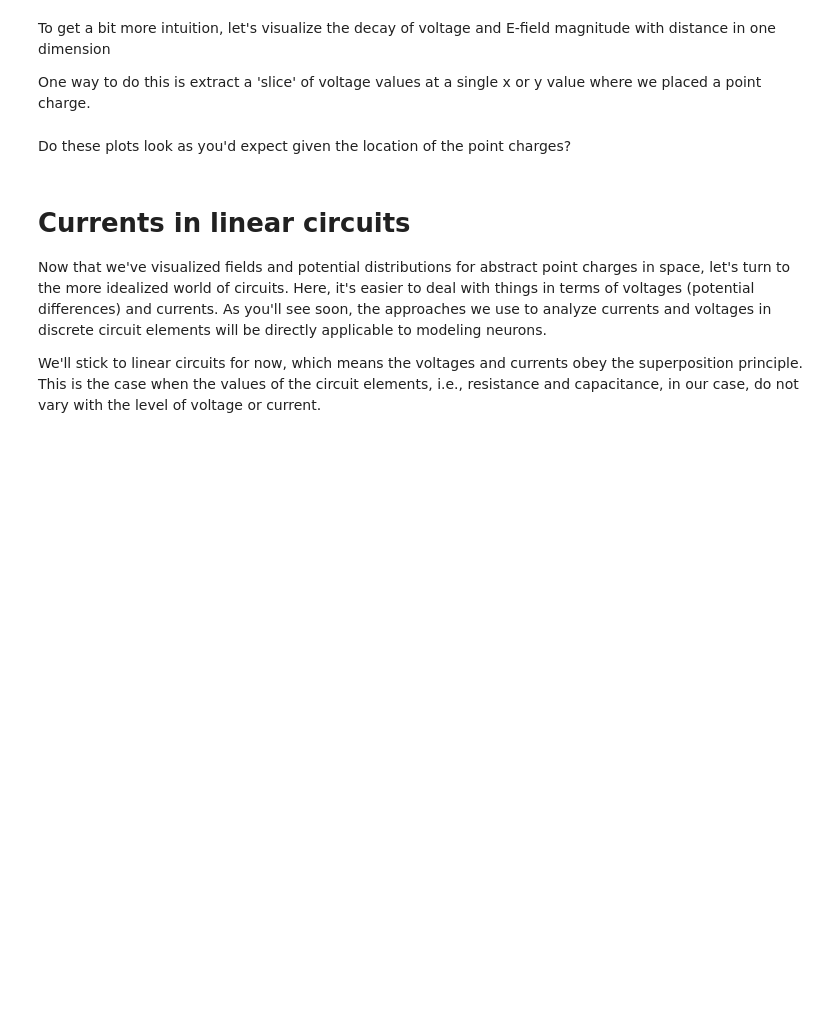
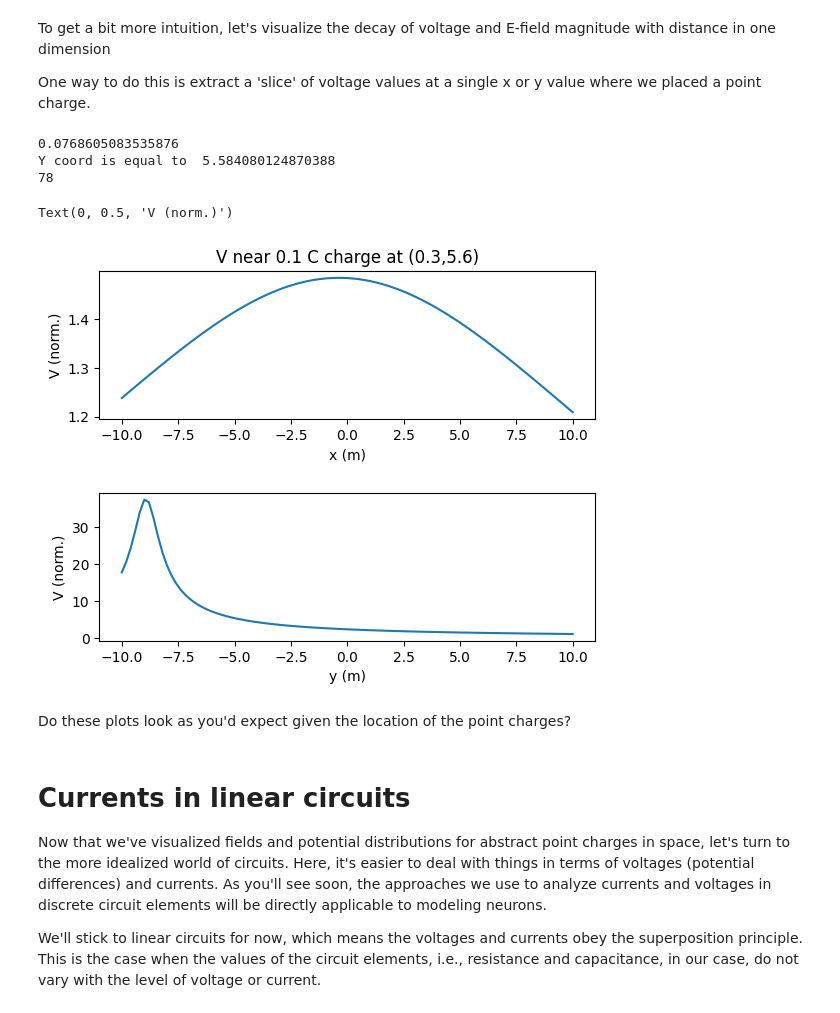
Before and after one commit to Bouncy0Knight/Exercise2, a Jupyter notebook: CompModNervSys_exercise2.ipynb, the cells around one changed output. Drawn from its saved outputs; the diff is of its cells as text; code cells hidden in the pictures; blank space fills up the shorter version.

```diff
--- a/CompModNervSys_exercise2.ipynb
+++ b/CompModNervSys_exercise2.ipynb
@@ -308,26 +294,42 @@ To get a bit more intuition, let's visualize the decay of voltage and E-field ma
 
 One way to do this is extract a 'slice' of voltage values at a single x or y value where we placed a point charge.
 # %%
+from numpy.ma.core import argmin
 q_index = 1 # choose which charge to extract slice at
 # Find the row closest to the y coordinate of the charge
-row_index = # your code goes here
+print(Q[q_index])
+print("Y coord is equal to ", y0[q_index])
+
+Ydiff = abs(Y-y0[q_index])
+row_index = Ydiff.argmin(0)[1]
+Xdiff = abs(X-x0[q_index])
+col_index = Xdiff.argmin()
+
+
+
 # Find the column closest to the x coordinate of the charge
-col_index = # your code goes here
+#col_index = # your code goes here
 
 fig = plt.figure()
 
 ax = fig.add_subplot(211)
 # ax.plot(x,V[row_index,:]/np.max(np.abs(V[row_index,:])))
 ax.plot(x,Vnorm[row_index,:])
 plt.xlabel('x (m)')
 ax.set_xlabel('x (m)'); ax.set_ylabel('V (norm.)')
 ax.set_title('V near {:.1f} C charge at ({:.1f},{:.1f})'.format(Q[q_index],x0[q_index],y0[q_index]))
 fig.subplots_adjust(hspace=0.5) # make space between subplots so x label is visible
 
 ax2 = fig.add_subplot(212)
 # ax2.plot(y,V[:,row_index]/np.max(np.abs(V[:,row_index])))
 ax2.plot(y,Vnorm[:,col_index])
 ax2.set_xlabel('y (m)'); ax2.set_ylabel('V (norm.)')
+# %% [output]
+0.0768605083535876
+Y coord is equal to  5.584080124870388
+78
+Text(0, 0.5, 'V (norm.)')
+[figure, added]
 # %% [markdown]
 Do these plots look as you'd expect given the location of the point charges?
 # %% [markdown]
```
Also changed, not shown: parts of 3 cells of this notebook.
